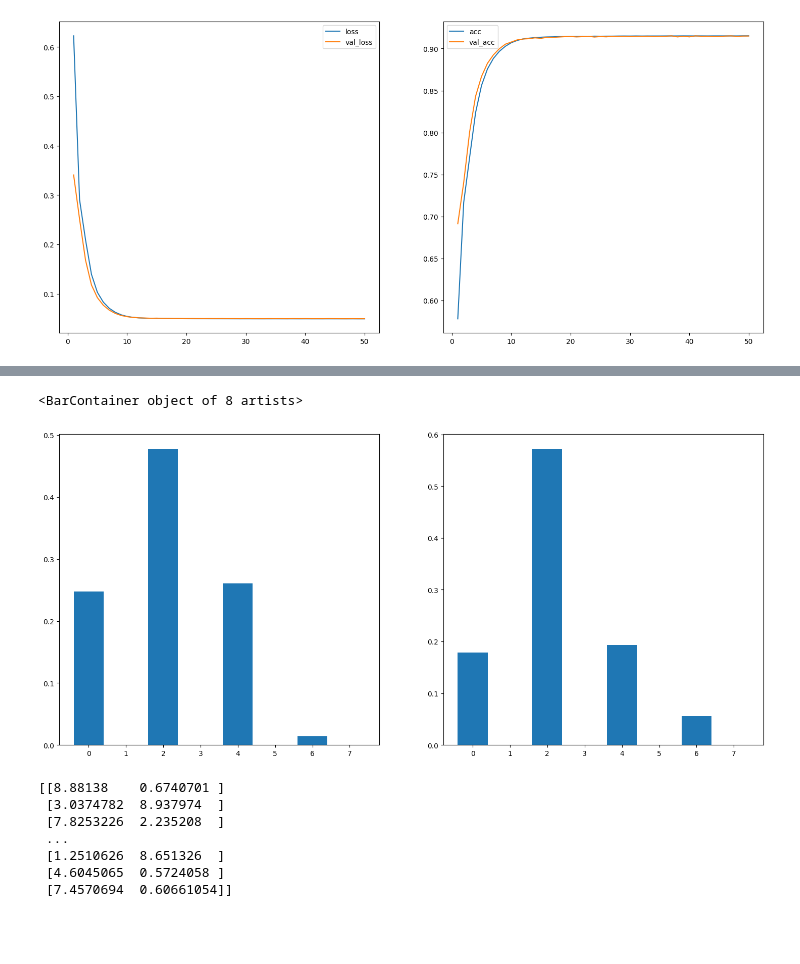
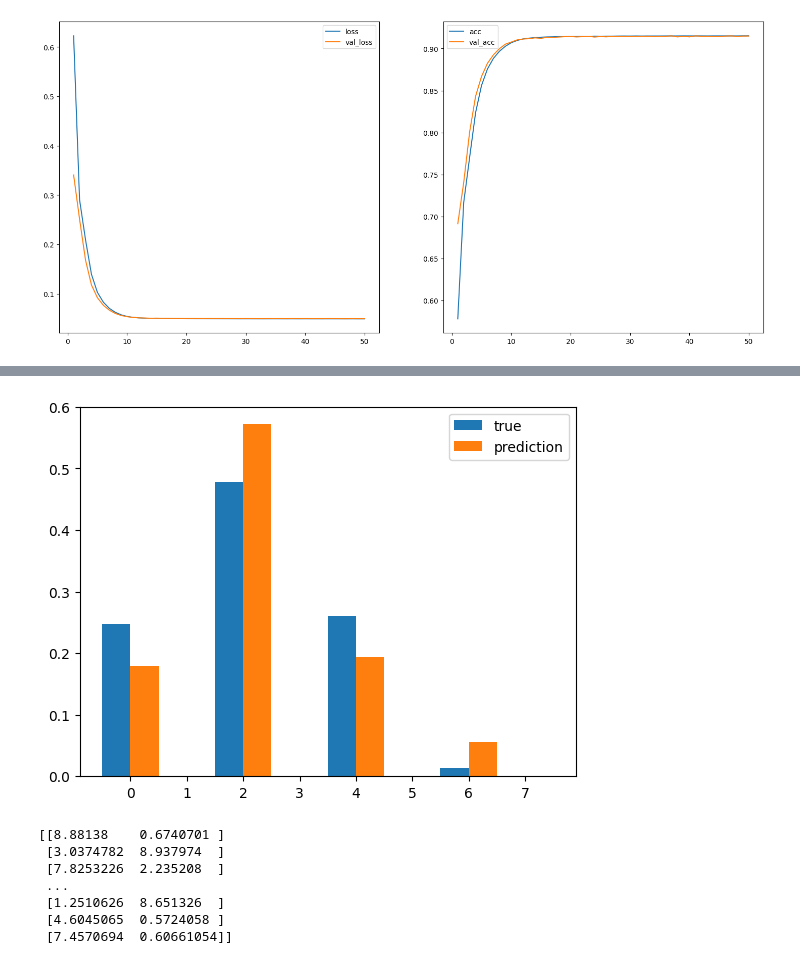
Before and after one commit to filipkojro/qw-defects, a Jupyter notebook: autoencoder_test.ipynb, the cells around one changed output, grey strips where cells are left out. Cells and saved outputs as stored; diff of their text form; code cells hidden in the pictures; blank space fills up the shorter version.

Commit message:
better plots in autoencoder

```diff
--- a/autoencoder_test.ipynb
+++ b/autoencoder_test.ipynb
@@ -123,8 +123,12 @@ i = 1
 
 pred = autoencoder.predict(X_test)
 
-fig, ax = plt.subplots(ncols=2, figsize=(18,8))
+xs = np.arange(WALK_DIM)
 
-ax[0].bar(np.arange(WALK_DIM), X_test[i])
-ax[1].bar(np.arange(WALK_DIM), pred[i])
+plt.bar(xs-0.25, X_test[i], width=0.5, align='center', label="true")
+plt.bar(xs+0.25, pred[i], width=0.5, align='center', label="prediction")
+
+plt.legend()
+
+print(f"overlap (accuracy): {DistributionOverlapSingle(X_test[i], pred[i])}")
 # %% [output]
@@ -132,5 +137,4 @@ ax[1].bar(np.arange(WALK_DIM), pred[i])
-<BarContainer object of 8 artists>
-[figure, old version]
+[figure, new version]
 # %%
 encoded_points = np.array(autoencoder.encoder(X))
 
```
Also changed, not shown: parts of 1 cell of this notebook.
